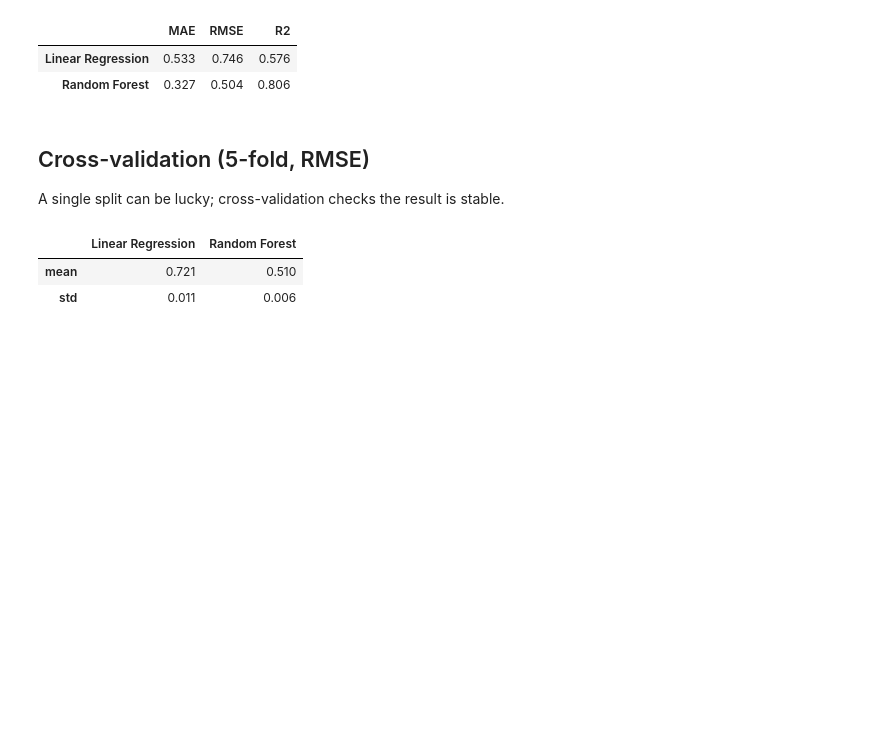
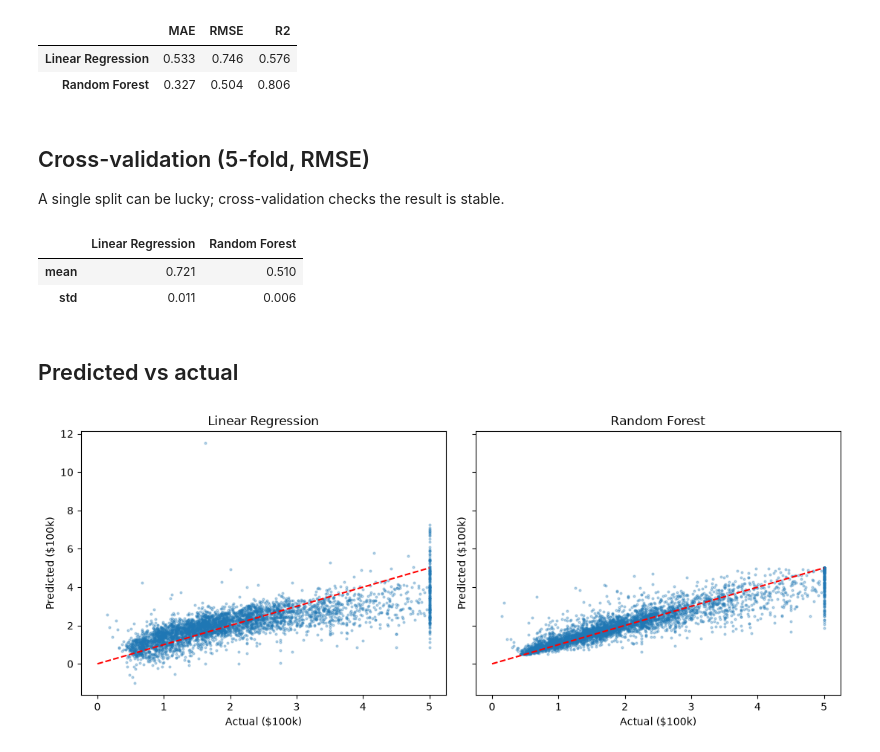
Before and after one commit to akylbek04/house-price-prediction, a Jupyter notebook: notebooks/02_model_comparison.ipynb, the cells around one changed output. Cells and saved outputs as stored; diff of their text form; code cells hidden in the pictures; blank space fills up the shorter version.

Commit message:
Comparison: plot predicted vs actual

```diff
--- a/notebooks/02_model_comparison.ipynb
+++ b/notebooks/02_model_comparison.ipynb
@@ -45,3 +45,15 @@ pd.DataFrame(cv).agg(["mean", "std"]).round(3)
 |  | Linear Regression | Random Forest |
 | mean | 0.721 | 0.510 |
 | std | 0.011 | 0.006 |
+# %% [markdown]
+## Predicted vs actual
+# %%
+fig, axes = plt.subplots(1, 2, figsize=(11, 4.5), sharex=True, sharey=True)
+for ax, (name, m) in zip(axes, models.items()):
+    ax.scatter(y_test, m.predict(X_test), s=4, alpha=0.3)
+    ax.plot([0, 5], [0, 5], "r--")
+    ax.set(title=name, xlabel="Actual ($100k)", ylabel="Predicted ($100k)")
+plt.tight_layout()
+plt.show()
+# %% [output]
+[figure, added]
```
